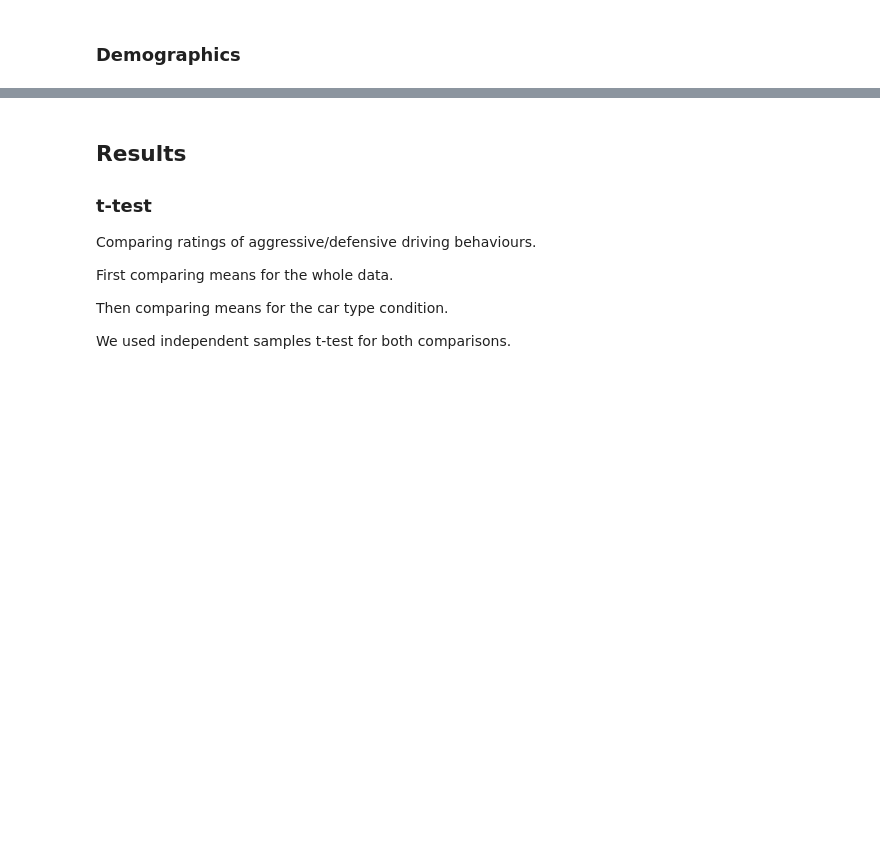
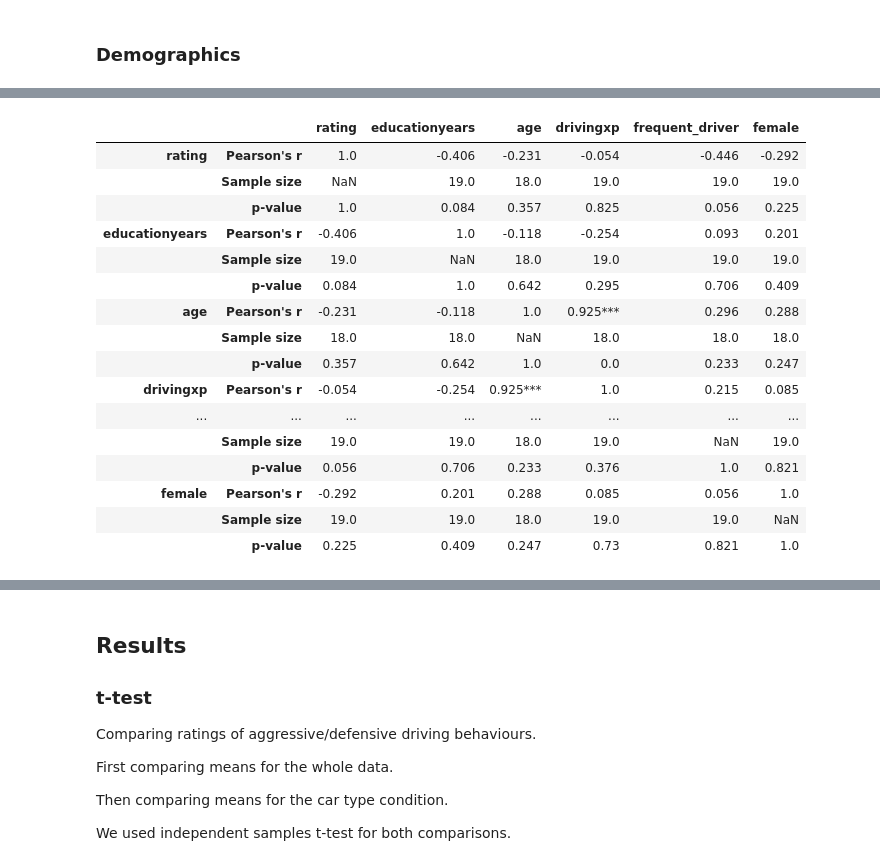
Before and after one commit to javiercmh/lab-cognition-analysis, a Jupyter notebook: code/Driving styles and car type.ipynb, the cells around one changed output, grey strips where cells are left out. Drawn from its saved outputs; the diff is of its cells as text; code cells hidden in the pictures; blank space fills up the shorter version.

```diff
--- a/code/Driving styles and car type.ipynb
+++ b/code/Driving styles and car type.ipynb
@@ -210,0 +389,4 @@ aggressive: 2.6319444444444446 defensive: 2.736111111111111
+# %%
+mean_ratings = car_type_data_unpivot.groupby(["id"]).mean()
+mean_by_car_type = car_type_data_unpivot.groupby(["car_type"]).mean().drop(["id"], axis=1)
+mean_by_driving_style = car_type_data_unpivot.groupby(["driving_style"]).mean().drop(["id"], axis=1)
@@ -210,0 +407,4 @@ aggressive: 2.6319444444444446 defensive: 2.736111111111111
+# %%
+# combine mean_ratings with descriptive_data
+descriptive_numerical_data = mean_ratings.join(descriptive_data.select_dtypes(include=np.number))
+descriptive_numerical_data
@@ -210,0 +458,20 @@ aggressive: 2.6319444444444446 defensive: 2.736111111111111
+# %%
+corr(descriptive_numerical_data, significance=True, sample_size=True)
+# %% [output]
+|  |  | rating | educationyears | age | drivingxp | frequent_driver | female |
+| rating | Pearson's r | 1.0 | -0.406 | -0.231 | -0.054 | -0.446 | -0.292 |
+|  | Sample size | NaN | 19.0 | 18.0 | 19.0 | 19.0 | 19.0 |
+|  | p-value | 1.0 | 0.084 | 0.357 | 0.825 | 0.056 | 0.225 |
+| educationyears | Pearson's r | -0.406 | 1.0 | -0.118 | -0.254 | 0.093 | 0.201 |
+|  | Sample size | 19.0 | NaN | 18.0 | 19.0 | 19.0 | 19.0 |
+|  | p-value | 0.084 | 1.0 | 0.642 | 0.295 | 0.706 | 0.409 |
+| age | Pearson's r | -0.231 | -0.118 | 1.0 | 0.925*** | 0.296 | 0.288 |
+|  | Sample size | 18.0 | 18.0 | NaN | 18.0 | 18.0 | 18.0 |
+|  | p-value | 0.357 | 0.642 | 1.0 | 0.0 | 0.233 | 0.247 |
+| drivingxp | Pearson's r | -0.054 | -0.254 | 0.925*** | 1.0 | 0.215 | 0.085 |
+| ... | ... | ... | ... | ... | ... | ... | ... |
+|  | Sample size | 19.0 | 19.0 | 18.0 | 19.0 | NaN | 19.0 |
+|  | p-value | 0.056 | 0.706 | 0.233 | 0.376 | 1.0 | 0.821 |
+| female | Pearson's r | -0.292 | 0.201 | 0.288 | 0.085 | 0.056 | 1.0 |
+|  | Sample size | 19.0 | 19.0 | 18.0 | 19.0 | 19.0 | NaN |
+|  | p-value | 0.225 | 0.409 | 0.247 | 0.73 | 0.821 | 1.0 |
```
Also changed, not shown: parts of 27 cells of this notebook, 7 other files.
